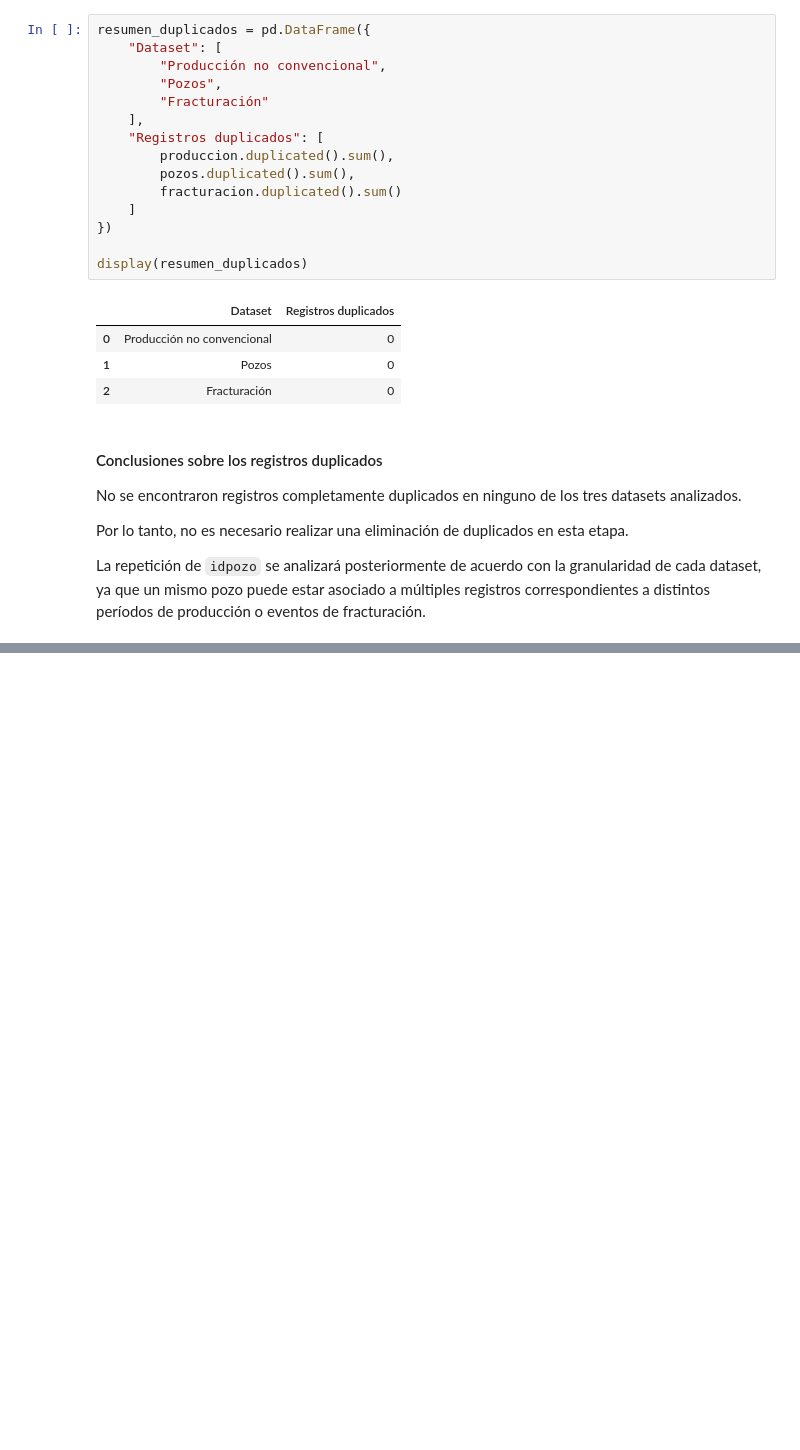
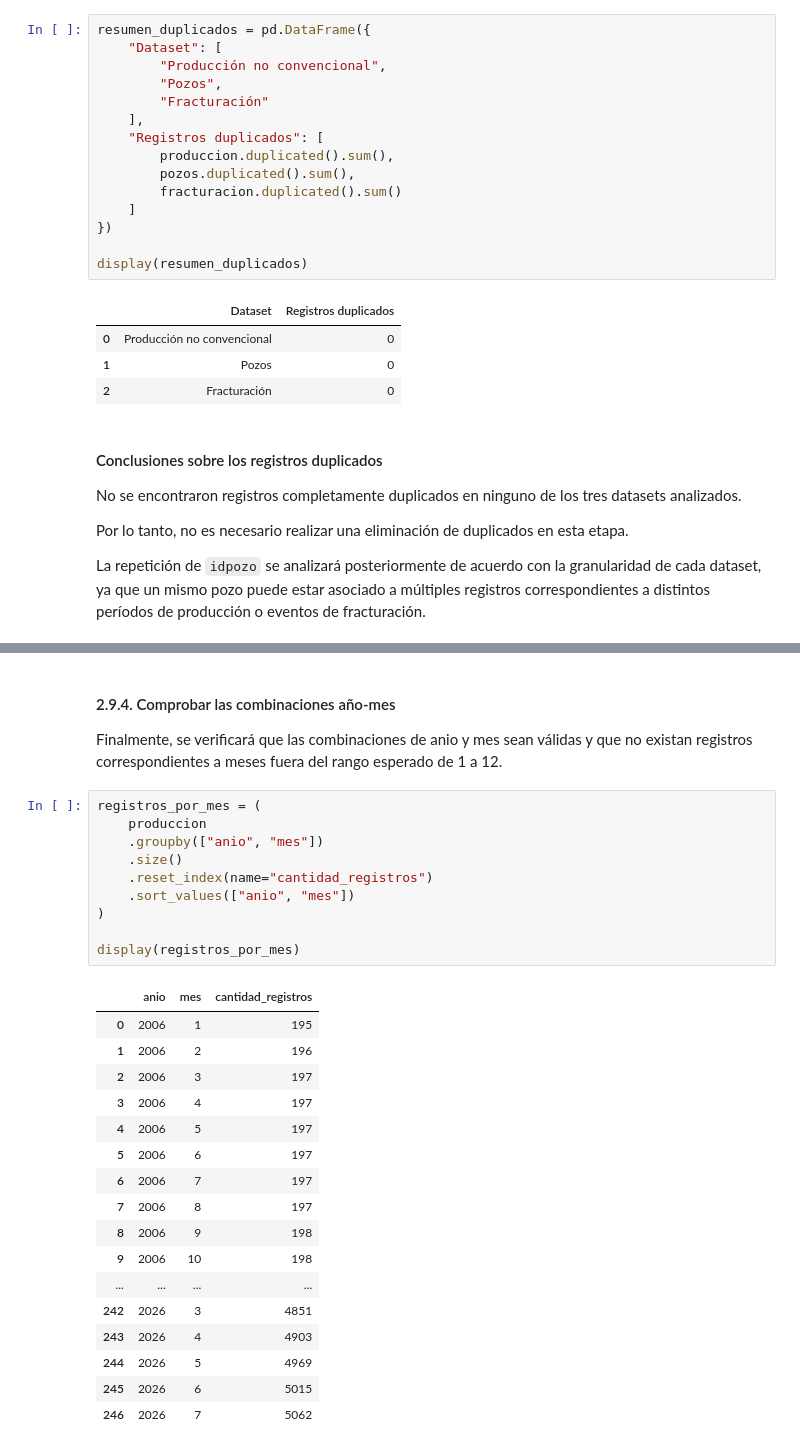
Before and after one commit to alexParedes027/oil-production-prediction, a Jupyter notebook: notebooks/01_exploracion_datos.ipynb, the cells around one changed output, grey strips where cells are left out. Saved outputs shown, nothing was run; the diff lists cells and outputs as text; blank space fills up the shorter version.

```diff
--- a/notebooks/01_exploracion_datos.ipynb
+++ b/notebooks/01_exploracion_datos.ipynb
@@ -530,0 +796,32 @@ La repetición de `idpozo` se analizará posteriormente de acuerdo con la granul
+# %% [markdown]
+#### 2.9.4. Comprobar las combinaciones año-mes
+
+Finalmente, se verificará que las combinaciones de anio y mes sean válidas y que no existan registros correspondientes a meses fuera del rango esperado de 1 a 12.
+# %%
+registros_por_mes = (
+    produccion
+    .groupby(["anio", "mes"])
+    .size()
+    .reset_index(name="cantidad_registros")
+    .sort_values(["anio", "mes"])
+)
+
+display(registros_por_mes)
+# %% [output]
+|  | anio | mes | cantidad_registros |
+| 0 | 2006 | 1 | 195 |
+| 1 | 2006 | 2 | 196 |
+| 2 | 2006 | 3 | 197 |
+| 3 | 2006 | 4 | 197 |
+| 4 | 2006 | 5 | 197 |
+| 5 | 2006 | 6 | 197 |
+| 6 | 2006 | 7 | 197 |
+| 7 | 2006 | 8 | 197 |
+| 8 | 2006 | 9 | 198 |
+| 9 | 2006 | 10 | 198 |
+| ... | ... | ... | ... |
+| 242 | 2026 | 3 | 4851 |
+| 243 | 2026 | 4 | 4903 |
+| 244 | 2026 | 5 | 4969 |
+| 245 | 2026 | 6 | 5015 |
+| 246 | 2026 | 7 | 5062 |
```
Also changed, not shown: parts of 28 cells of this notebook.
